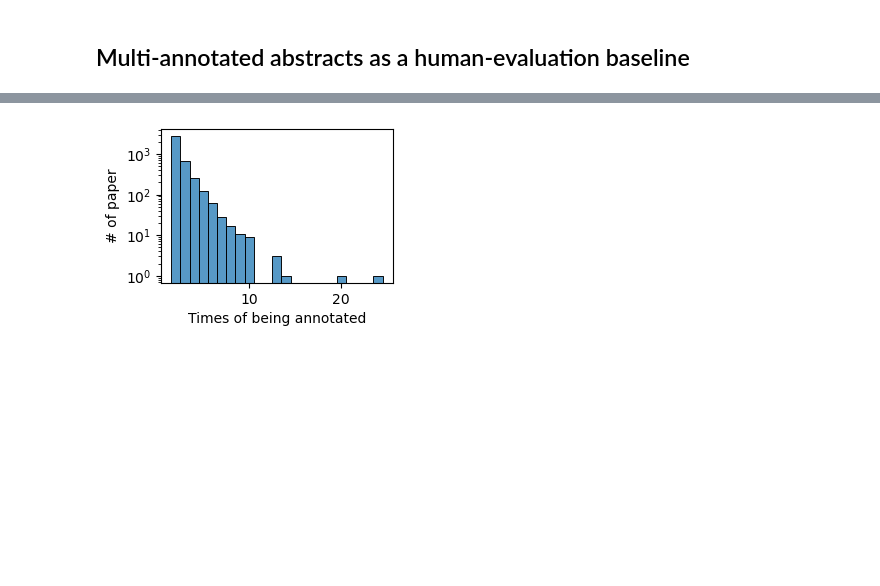
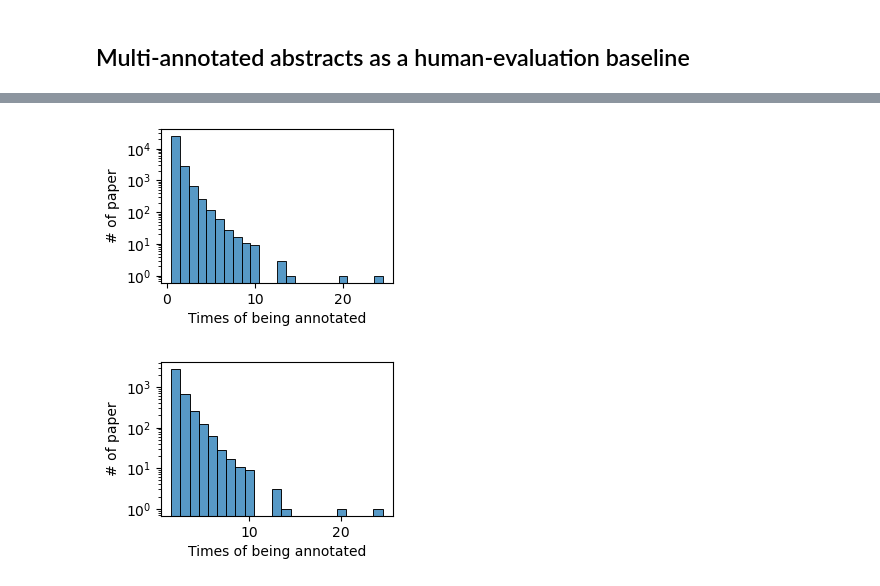
Before and after one commit to netknowledge/LLM_summarization, a Jupyter notebook: evaluation/ref_based/benchmark.ipynb, the cells around one changed output, grey strips where cells are left out. Drawn from its saved outputs; the diff is of its cells as text; code cells hidden in the pictures; blank space fills up the shorter version.

```diff
--- a/evaluation/ref_based/benchmark.ipynb
+++ b/evaluation/ref_based/benchmark.ipynb
@@ -216,6 +216,19 @@ print(multi_annotated['paper_id'].unique().shape[0], 'papers are annotated by mu
 | 35640 | 10.4049/jimmunol.167.3.1245 | 20436631 | Abstract Thymectomy in mice on ne... | Together with Levings et al. (200... |
 10304 rows × 4 columns
 4019 papers are annotated by multiple annotators
+# %%
+import seaborn as sns
+import matplotlib.pyplot as plt
+
+paper_id_counts = full['paper_id'].value_counts()
+plt.figure(figsize=(3, 2))
+sns.histplot(paper_id_counts, bins=30, stat='count', discrete=True)
+plt.yscale('log')
+plt.xlabel('Times of being annotated')
+plt.ylabel('# of paper')
+plt.show()
+# %% [output]
+[figure, added]
 # %%
 import seaborn as sns
 import matplotlib.pyplot as plt
```
Also changed, not shown: parts of 6 cells of this notebook, 3 other files.
